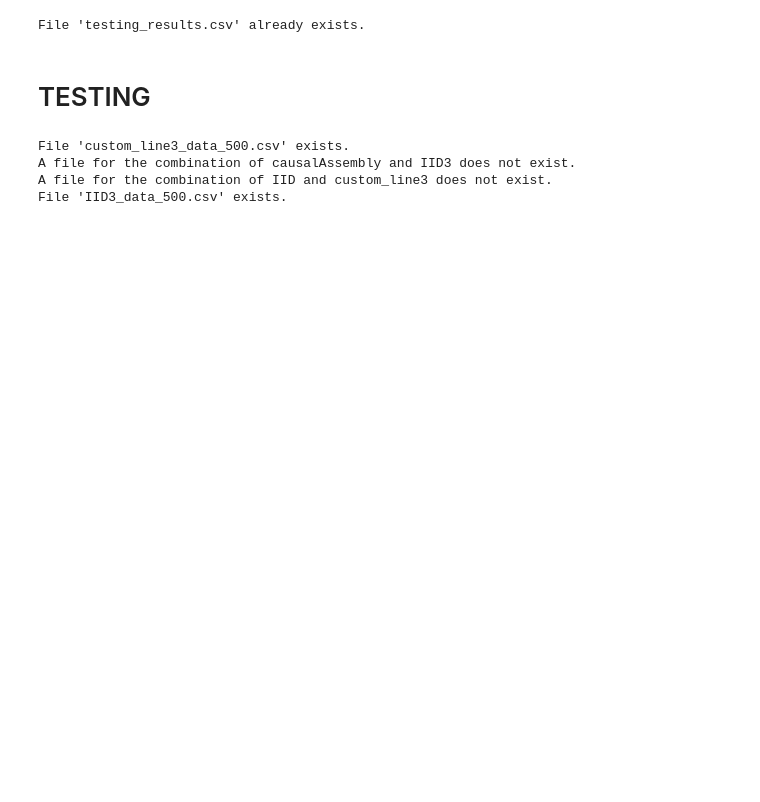
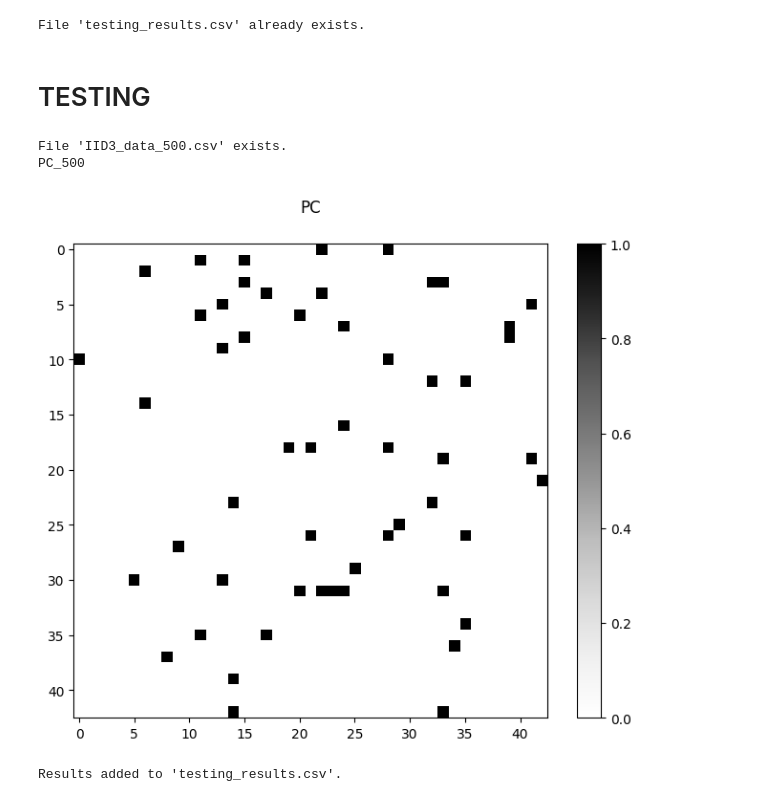
Before and after one commit to leoleoroe/gqw_paper, a Jupyter notebook: tests.ipynb, the cells around one changed output. Cells and saved outputs as stored; diff of their text form; code cells hidden in the pictures; blank space fills up the shorter version.

Commit message:
tests.ipynb can now handle both experiments where the ground thruth is known and where it is not

```diff
--- a/tests.ipynb
+++ b/tests.ipynb
@@ -790,30 +827,39 @@ def run_tests(dataset, subset, algorithms, sample_sizes):
 # %%
 # define testing parameters
 
-algorithms = ['NotearsLinear'
-              , 'DagmaLinear'
-              , 'GAE'
+algorithms = [
+              # 'NotearsLinear'
+              # , 'DagmaLinear'
+              # 'GAE'
             #   , 'DirectLiNGAM'
-            #   , 'PC'
+              'PC'
               ]
 
-sample_sizes = [500, 1000, 2000, 5000, 10000]
+sample_sizes = [500]
 
-datasets = ['causalAssembly', 'IID']
-subsets = ['custom_line3', 'IID3']
+datasets = ['IID']
+subsets = ['IID3']
+
+# change between experiments where the ground truth is known and those where it is not
+ground_truth_available = False
+
+runs = range(0,1)
+
+# from castle.algorithms import GAE
 # %%
-for dataset in datasets:
-    for subset in subsets:
-        # check if a file exists in the data folder and if yes, do run_tests
-        try:
-            with open(f'data/{dataset}/{subset}/{subset}_data_500.csv', 'r') as csvfile:
-                print(f"File '{subset}_data_500.csv' exists.")
-                run_tests(dataset, subset, algorithms, sample_sizes)
-        except FileNotFoundError:
-            print(f"A file for the combination of {dataset} and {subset} does not exist.")
-            pass
+for run in runs:
+    for dataset in datasets:
+        for subset in subsets:
+            # check if a file exists in the data folder and if yes, do run_tests
+            try:
+                with open(f'data/{dataset}/{subset}/{subset}_data_{sample_sizes[0]}.csv', 'r') as csvfile:
+                    print(f"File '{subset}_data_{sample_sizes[0]}.csv' exists.")
+                    run_tests(dataset, subset, algorithms, sample_sizes, ground_truth_available)
+            except FileNotFoundError:
+                print(f"The combination of {dataset} and {subset} does not exist.")
+                pass
 # %% [output]
-File 'custom_line3_data_500.csv' exists.
-A file for the combination of causalAssembly and IID3 does not exist.
-A file for the combination of IID and custom_line3 does not exist.
 File 'IID3_data_500.csv' exists.
+PC_500
+[figure, added]
+Results added to 'testing_results.csv'.
```
Also changed, not shown: parts of 3 cells of this notebook.
